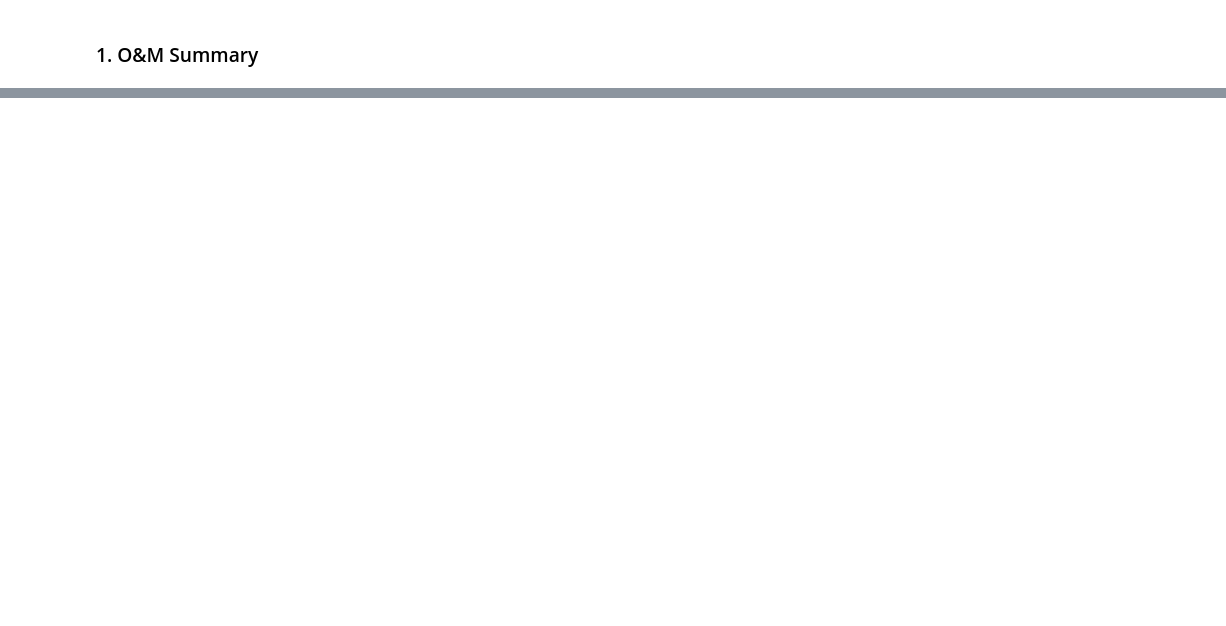
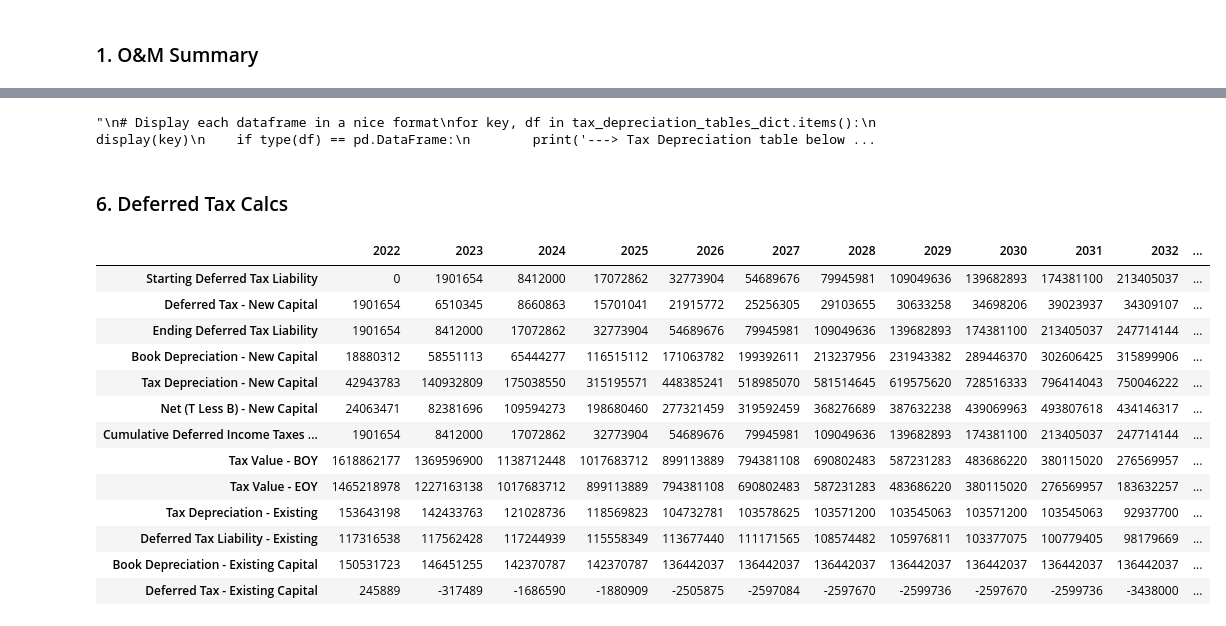
Before and after one commit to anyalomsadzeCRA/WPL-Financial-Model, a Jupyter notebook: WPL Financial Model.ipynb, the cells around one changed output, grey strips where cells are left out. Cells and saved outputs as stored; diff of their text form; code cells hidden in the pictures; blank space fills up the shorter version.

```diff
--- a/WPL Financial Model.ipynb
+++ b/WPL Financial Model.ipynb
@@ -416,0 +527,75 @@ print(modified_text)
+# %%
+# Display each dataframe in a nice format
+"""
+# Display each dataframe in a nice format
+for key, df in tax_depreciation_tables_dict.items():
+    display(key)
+    if type(df) == pd.DataFrame:
+        print('---> Tax Depreciation table below:')
+        display(df.style.format(precision=0))
+    else:
+        print('---> No depreciation because no CapEx provided for unit.')
+"""
+# %% [output]
+"\n# Display each dataframe in a nice format\nfor key, df in tax_depreciation_tables_dict.items():\n    display(key)\n    if type(df) == pd.DataFrame:\n        print('---> Tax Depreciation table below ...
+# %% [markdown]
+### 6. Deferred Tax Calcs
+# %%
+BOY_state_tax = scenario_financials_tables['Existing Capital - Tax Value - State - BOY'].set_index('Plant Name').loc[['Total']]
+EOY_state_tax = scenario_financials_tables['Existing Capital - Tax Value - State - EOY'].set_index('Plant Name').loc[['Total']]
+
+BOY_federal_tax = scenario_financials_tables['Existing Capital - Tax Value - Federal - BOY'].set_index('Plant Name').loc[['Total']]
+EOY_federal_tax = scenario_financials_tables['Existing Capital - Tax Value - Federal - EOY'].set_index('Plant Name').loc[['Total']]
+# %%
+# Handle extension period
+def add_new_years(df, start_year, end_year, inflation_rate):
+    # Create a range of new years
+    new_years = range(start_year, end_year + 1)
+    # Create a new DataFrame with zeros
+    new_data = pd.DataFrame(0, columns=new_years, index=df.index)
+    # Update the "New Unit FOM" row with cumulative inflation rates
+    last_value = df.loc['Total'].iloc[-1]
+    for year in new_years:
+        last_value *= (1 + inflation_rate)
+        new_data.at['Total', year] = last_value
+    # Concatenate the existing DataFrame with the new DataFrame
+    result_df = pd.concat([df, new_data], axis=1)
+    return result_df
+
+if end_effects:
+    end_year = run_variables_dict['end_effects_end_year']
+if solar_extension:
+    end_year = run_variables_dict['solar_extension_end_year']
+
+if end_effects or solar_extension:
+    BOY_state_tax = add_new_years(BOY_state_tax, BOY_state_tax.columns[-1]+1, end_year, inflation_rate)
+    EOY_state_tax = add_new_years(EOY_state_tax, EOY_state_tax.columns[-1]+1, end_year, inflation_rate)
+    BOY_federal_tax = add_new_years(BOY_federal_tax, BOY_federal_tax.columns[-1]+1, end_year, inflation_rate)
+    EOY_federal_tax = add_new_years(EOY_federal_tax, EOY_federal_tax.columns[-1]+1, end_year, inflation_rate)
+# %%
+### State Deferred Taxes Only
+state_tax_rate = financial_scalars_inputs.loc['State Income Tax Rate'][0]
+deferred_tax_state_df = calc_deferred_taxes(state_tax_rate,
+                                            BOY_state_tax,
+                                            EOY_state_tax,
+                                            book_depreciation_tables_dict,
+                                            tax_depreciation_tables_dict,
+                                            existing_plant_depreciation,
+                                            total_existing_plant_summary,
+                                            existing_plant_NPV_BOY)
+deferred_tax_state_df.style.format(precision=0)
+# %% [output]
+|  | 2022 | 2023 | 2024 | 2025 | 2026 | 2027 | 2028 | 2029 | 2030 | 2031 | 2032 | ... |
+| Starting Deferred Tax Liability | 0 | 1901654 | 8412000 | 17072862 | 32773904 | 54689676 | 79945981 | 109049636 | 139682893 | 174381100 | 213405037 | ... |
+| Deferred Tax - New Capital | 1901654 | 6510345 | 8660863 | 15701041 | 21915772 | 25256305 | 29103655 | 30633258 | 34698206 | 39023937 | 34309107 | ... |
+| Ending Deferred Tax Liability | 1901654 | 8412000 | 17072862 | 32773904 | 54689676 | 79945981 | 109049636 | 139682893 | 174381100 | 213405037 | 247714144 | ... |
+| Book Depreciation - New Capital | 18880312 | 58551113 | 65444277 | 116515112 | 171063782 | 199392611 | 213237956 | 231943382 | 289446370 | 302606425 | 315899906 | ... |
+| Tax Depreciation - New Capital | 42943783 | 140932809 | 175038550 | 315195571 | 448385241 | 518985070 | 581514645 | 619575620 | 728516333 | 796414043 | 750046222 | ... |
+| Net (T Less B) - New Capital | 24063471 | 82381696 | 109594273 | 198680460 | 277321459 | 319592459 | 368276689 | 387632238 | 439069963 | 493807618 | 434146317 | ... |
+| Cumulative Deferred Income Taxes ... | 1901654 | 8412000 | 17072862 | 32773904 | 54689676 | 79945981 | 109049636 | 139682893 | 174381100 | 213405037 | 247714144 | ... |
+| Tax Value - BOY | 1618862177 | 1369596900 | 1138712448 | 1017683712 | 899113889 | 794381108 | 690802483 | 587231283 | 483686220 | 380115020 | 276569957 | ... |
+| Tax Value - EOY | 1465218978 | 1227163138 | 1017683712 | 899113889 | 794381108 | 690802483 | 587231283 | 483686220 | 380115020 | 276569957 | 183632257 | ... |
+| Tax Depreciation - Existing | 153643198 | 142433763 | 121028736 | 118569823 | 104732781 | 103578625 | 103571200 | 103545063 | 103571200 | 103545063 | 92937700 | ... |
+| Deferred Tax Liability - Existing | 117316538 | 117562428 | 117244939 | 115558349 | 113677440 | 111171565 | 108574482 | 105976811 | 103377075 | 100779405 | 98179669 | ... |
+| Book Depreciation - Existing Capital | 150531723 | 146451255 | 142370787 | 142370787 | 136442037 | 136442037 | 136442037 | 136442037 | 136442037 | 136442037 | 136442037 | ... |
+| Deferred Tax - Existing Capital | 245889 | -317489 | -1686590 | -1880909 | -2505875 | -2597084 | -2597670 | -2599736 | -2597670 | -2599736 | -3438000 | ... |
```
Also changed, not shown: parts of 80 cells of this notebook, 2 other files.
